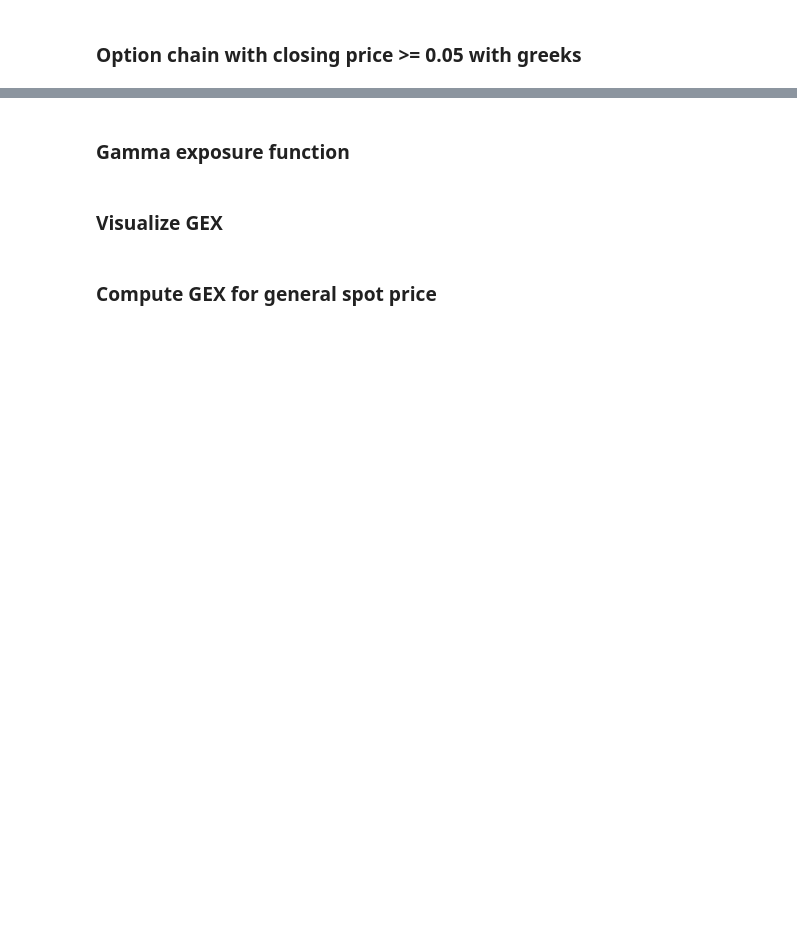
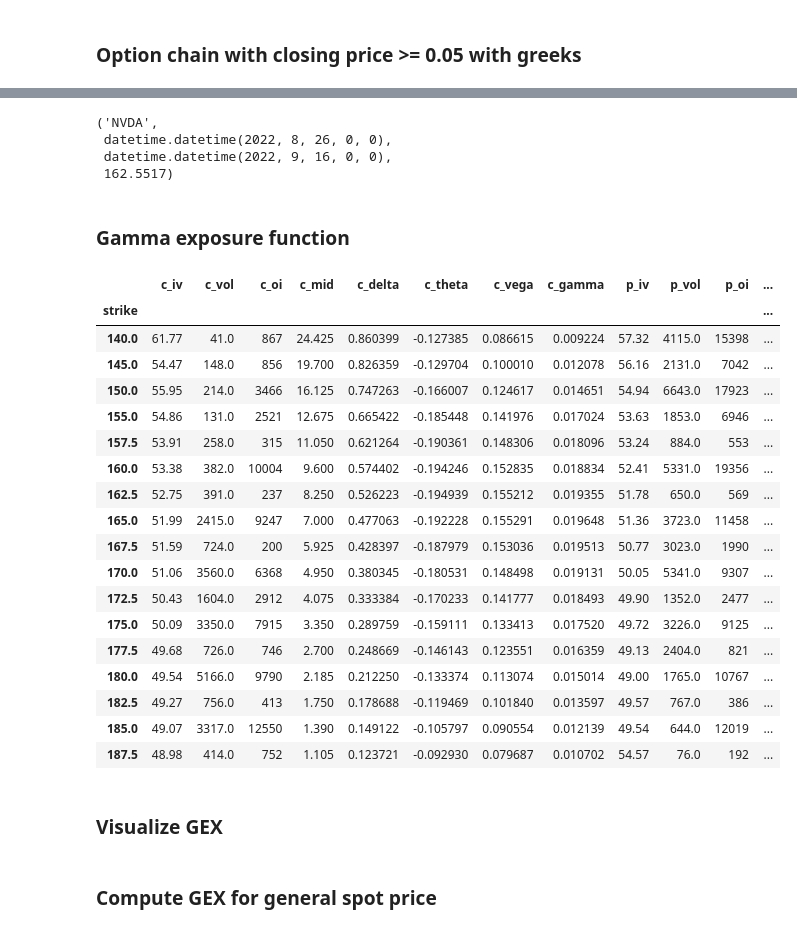
Before and after one commit to willbillionquant/bsoption, a Jupyter notebook: nyopchain-GEX.ipynb, the cells around one changed output, grey strips where cells are left out. Saved outputs shown, nothing was run; the diff lists cells and outputs as text; code cells hidden in the pictures; blank space fills up the shorter version.

```diff
--- a/nyopchain-GEX.ipynb
+++ b/nyopchain-GEX.ipynb
@@ -76,34 +116,46 @@ dfop1
+# %%
+info1
+# %% [output]
+('NVDA',
+ datetime.datetime(2022, 8, 26, 0, 0),
+ datetime.datetime(2022, 9, 16, 0, 0),
+ 162.5517)
 # %% [markdown]
 ### Gamma exposure function
-# %%
-def getgex(dfchain, asset='NVDA'):
-    """Obtain gamma exposure of each option contract per 1% move of underlying."""
-    ## Attach GEX column
-    dfgex = dfchain.copy()
-    putfactor = lambda x: -1 if (x == 'P') else 1
-    colfactor = pd.to_numeric(((dfgex['optype']).apply(putfactor)))
-    dfgex['GEX'] = dfgex['gamma'] * dfgex['oi'] * colfactor * 100
-    # Split into call & put dataframe
-    collist = ['tradedate', 'expiry', f'{asset}_cl', 'strike', 'mid', 'iv', 'oi', 'delta', 'gamma', 'GEX']
-    dfcall = dfgex[dfgex['optype'] == 'C'][collist]
-    dfcall.rename(columns={field: f'c_{field}' for field in collist[4:]}, inplace=True)
-    dfcall['c_GEX'] *= dfgex[f'{asset}_cl'].iloc[0] / 100
-    dfcall.set_index('strike', inplace=True)
-    dfput = dfgex[dfgex['optype'] == 'P'][collist[3:]]
-    dfput.rename(columns={field: f'p_{field}' for field in collist[4:]}, inplace=True)
-    dfput['p_GEX'] *= dfgex[f'{asset}_cl'].iloc[0] / 100
-    dfput.set_index('strike', inplace=True)
-    # Concat along columns
-    dfgex = pd.concat([dfcall, dfput], axis=1)
-    # Net GEX (call GEX + put GEX)
-    dfgex['GEX'] = dfgex['c_GEX'] + dfgex['p_GEX']
-    for col in ['c_GEX', 'p_GEX', 'GEX']:
-        dfgex[col] = np.round(dfgex[col], 4)
-
-    return dfgex
+# %%
+def getgex(dfchain, spotprice, ptfactor=100, decplace=4):
+    """Obtain gamma exposure of each option contract per 1% move of underlying."""
+    dfgex = dfchain.copy()
+    dfgex['c_GEX'] = dfgex['c_gamma'] * dfgex['c_oi'] * ptfactor * spotprice / 100
+    dfgex['p_GEX'] = -dfgex['p_gamma'] * dfgex['p_oi'] * ptfactor * spotprice / 100
+    dfgex['GEX'] = dfgex['c_GEX'] + dfgex['p_GEX']
+    for col in ['c_GEX', 'p_GEX', 'GEX']:
+        dfgex[col] = np.round(dfgex[col], decplace)
+
+    return dfgex
 # %%
-dfgex1 = getgex(dfop1, asset=asset0)
+dfgex1 = getgex(dfop1, info1[-1])
 dfgex1[(dfgex1['c_mid'] > 1) & (dfgex1['p_mid'] > 1)]
+# %% [output]
+|  | c_iv | c_vol | c_oi | c_mid | c_delta | c_theta | c_vega | c_gamma | p_iv | p_vol | p_oi | ... |
+| strike |  |  |  |  |  |  |  |  |  |  |  | ... |
+| 140.0 | 61.77 | 41.0 | 867 | 24.425 | 0.860399 | -0.127385 | 0.086615 | 0.009224 | 57.32 | 4115.0 | 15398 | ... |
+| 145.0 | 54.47 | 148.0 | 856 | 19.700 | 0.826359 | -0.129704 | 0.100010 | 0.012078 | 56.16 | 2131.0 | 7042 | ... |
+| 150.0 | 55.95 | 214.0 | 3466 | 16.125 | 0.747263 | -0.166007 | 0.124617 | 0.014651 | 54.94 | 6643.0 | 17923 | ... |
+| 155.0 | 54.86 | 131.0 | 2521 | 12.675 | 0.665422 | -0.185448 | 0.141976 | 0.017024 | 53.63 | 1853.0 | 6946 | ... |
+| 157.5 | 53.91 | 258.0 | 315 | 11.050 | 0.621264 | -0.190361 | 0.148306 | 0.018096 | 53.24 | 884.0 | 553 | ... |
+| 160.0 | 53.38 | 382.0 | 10004 | 9.600 | 0.574402 | -0.194246 | 0.152835 | 0.018834 | 52.41 | 5331.0 | 19356 | ... |
+| 162.5 | 52.75 | 391.0 | 237 | 8.250 | 0.526223 | -0.194939 | 0.155212 | 0.019355 | 51.78 | 650.0 | 569 | ... |
+| 165.0 | 51.99 | 2415.0 | 9247 | 7.000 | 0.477063 | -0.192228 | 0.155291 | 0.019648 | 51.36 | 3723.0 | 11458 | ... |
+| 167.5 | 51.59 | 724.0 | 200 | 5.925 | 0.428397 | -0.187979 | 0.153036 | 0.019513 | 50.77 | 3023.0 | 1990 | ... |
+| 170.0 | 51.06 | 3560.0 | 6368 | 4.950 | 0.380345 | -0.180531 | 0.148498 | 0.019131 | 50.05 | 5341.0 | 9307 | ... |
+| 172.5 | 50.43 | 1604.0 | 2912 | 4.075 | 0.333384 | -0.170233 | 0.141777 | 0.018493 | 49.90 | 1352.0 | 2477 | ... |
+| 175.0 | 50.09 | 3350.0 | 7915 | 3.350 | 0.289759 | -0.159111 | 0.133413 | 0.017520 | 49.72 | 3226.0 | 9125 | ... |
+| 177.5 | 49.68 | 726.0 | 746 | 2.700 | 0.248669 | -0.146143 | 0.123551 | 0.016359 | 49.13 | 2404.0 | 821 | ... |
+| 180.0 | 49.54 | 5166.0 | 9790 | 2.185 | 0.212250 | -0.133374 | 0.113074 | 0.015014 | 49.00 | 1765.0 | 10767 | ... |
+| 182.5 | 49.27 | 756.0 | 413 | 1.750 | 0.178688 | -0.119469 | 0.101840 | 0.013597 | 49.57 | 767.0 | 386 | ... |
+| 185.0 | 49.07 | 3317.0 | 12550 | 1.390 | 0.149122 | -0.105797 | 0.090554 | 0.012139 | 49.54 | 644.0 | 12019 | ... |
+| 187.5 | 48.98 | 414.0 | 752 | 1.105 | 0.123721 | -0.092930 | 0.079687 | 0.010702 | 54.57 | 76.0 | 192 | ... |
 # %% [markdown]
 ### Visualize GEX
 # %%
```
Also changed, not shown: parts of 9 cells of this notebook.
